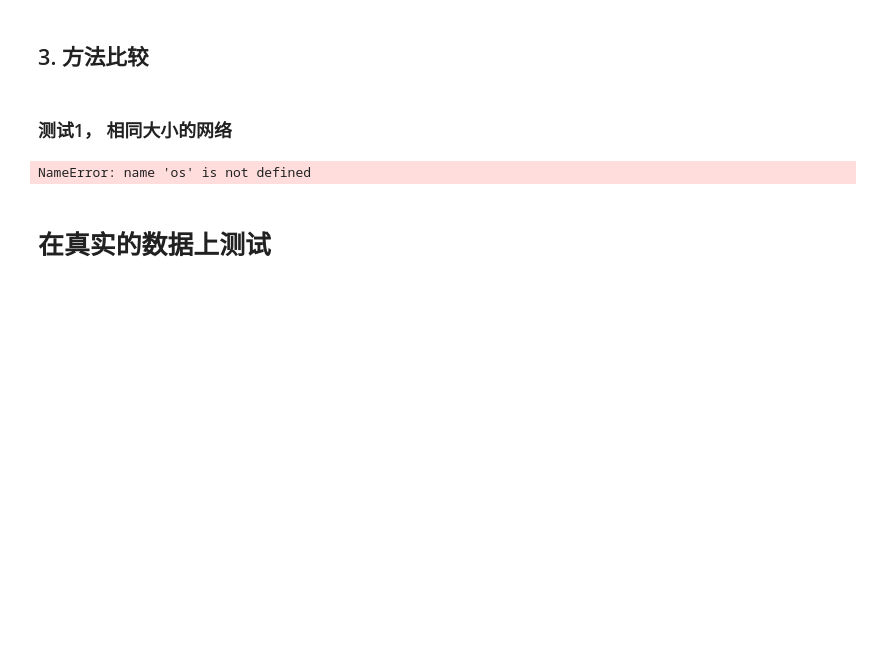
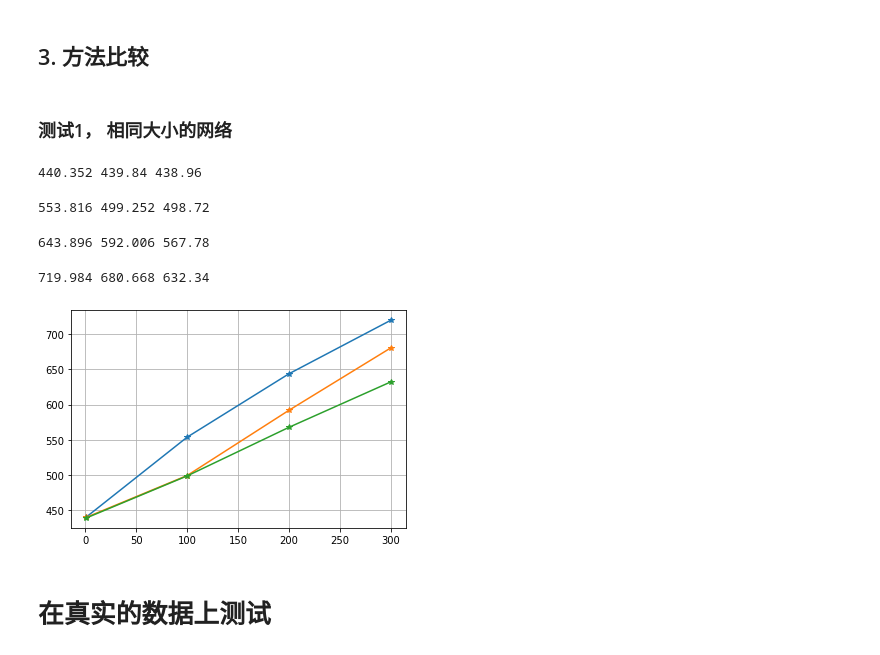
Before and after one commit to FeiGSSS/DMP_DQN, a Jupyter notebook: Verify_Learned_Q_net.ipynb, the cells around one changed output. Cells and saved outputs as stored; diff of their text form; code cells hidden in the pictures; blank space fills up the shorter version.

```diff
--- a/Verify_Learned_Q_net.ipynb
+++ b/Verify_Learned_Q_net.ipynb
@@ -120,27 +124,39 @@ graph = Data(edge_index = torch.LongTensor(edge_index),
 # %%
 IMM_K = []
 Q_K = []
+Random_K = []
+
 K_range = [1, 100, 200, 300]
 before_IMM(edge_index, edge_weight)
+degree = tg.utils.degree(graph.edge_index[0]).int().numpy()
+node_by_degree = degree.argsort().tolist()[::-1]
 
 for K in K_range:
+    random_seed = node_by_degree[:K]
     imm_seed, imm_spread = IMM_infer(K=K)
     q_seed = Q_infer(agent, graph, K=K)
 
     imm_simu = simulation(edge_index, edge_weight, imm_seed, mc=500)
+    random_simu = simulation(edge_index, edge_weight, random_seed, mc=500)
     q_simu = simulation(edge_index, edge_weight, q_seed, mc=500)
-    print(imm_simu, q_simu)
+    print(imm_simu, q_simu, random_simu)
 
     IMM_K.append((imm_seed, imm_simu))
     Q_K.append((q_seed, q_simu))
+    Random_K.append((random_seed, random_simu))
 
 
 plt.plot(K_range, [s[1] for s in IMM_K], "-*")
 plt.plot(K_range, [s[1] for s in Q_K], "-*")
+plt.plot(K_range, [s[1] for s in Random_K], "-*")
 plt.grid(True)
 plt.show()
 # %% [output]
-NameError: name 'os' is not defined
+440.352 439.84 438.96
+553.816 499.252 498.72
+643.896 592.006 567.78
+719.984 680.668 632.34
+[figure, added]
 # %% [markdown]
 # 在真实的数据上测试
 # %%
```
Also changed, not shown: parts of 15 cells of this notebook.
